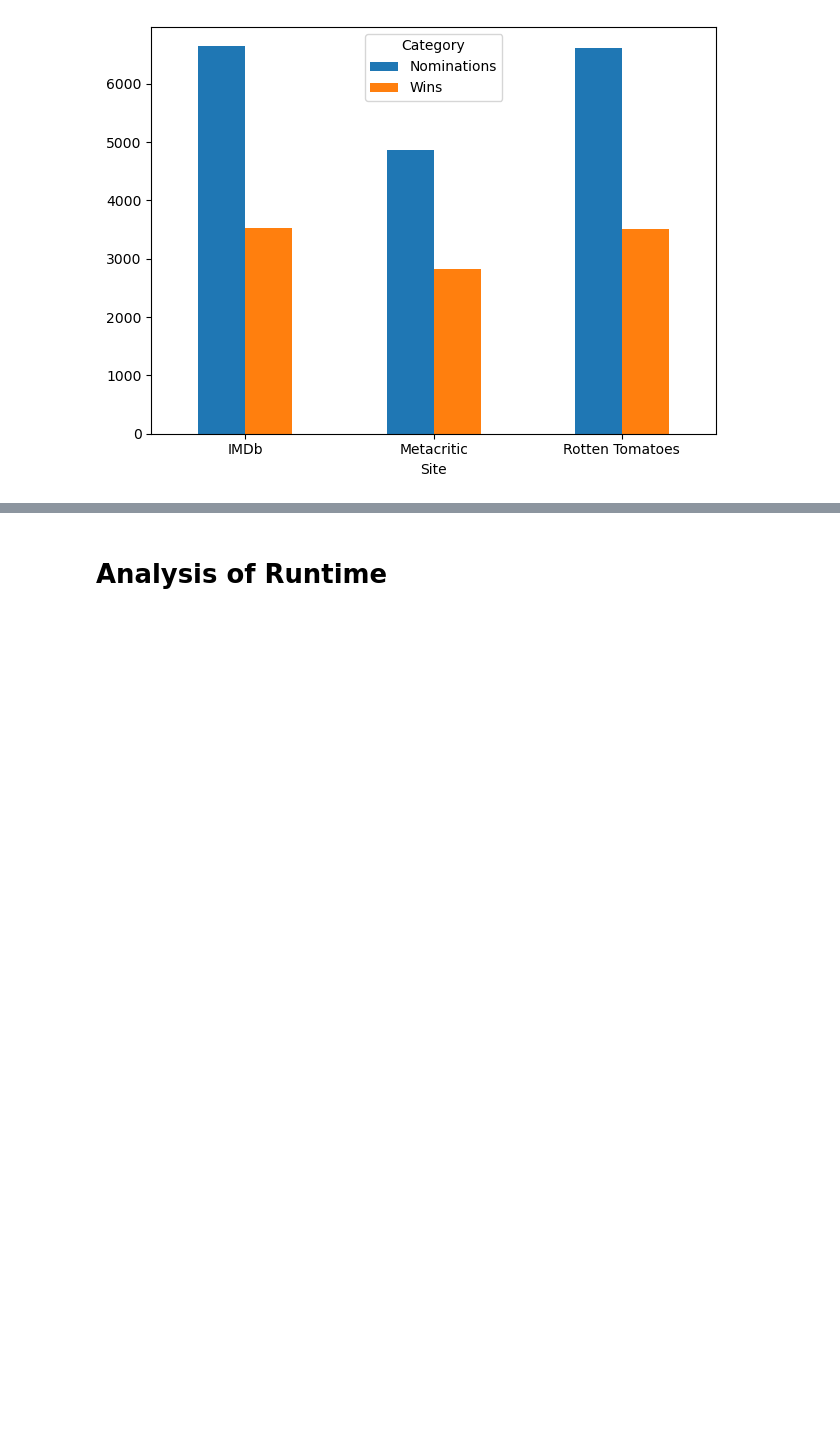
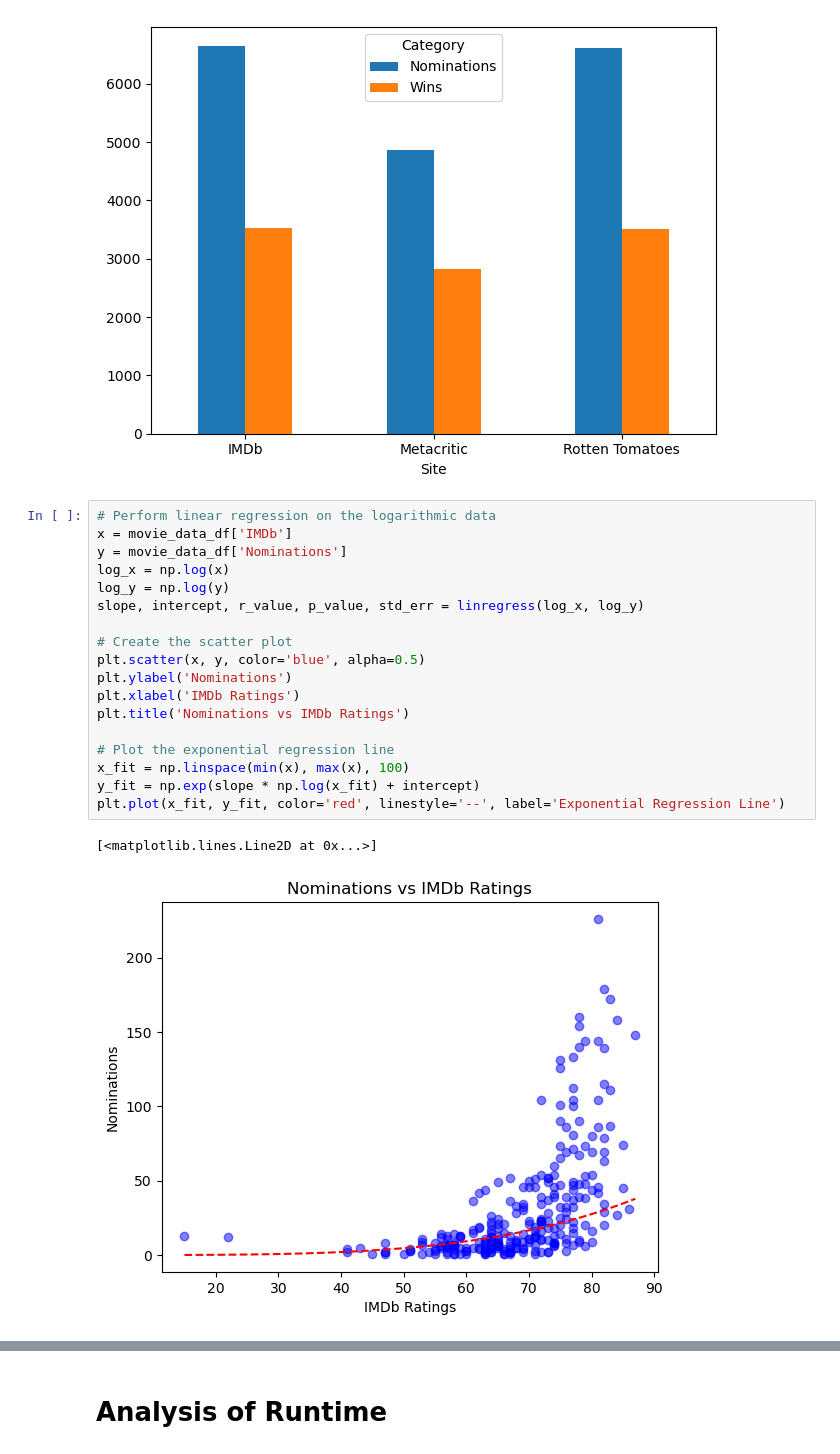
Before and after one commit to v4l3-v1ll4rr03l/nu-project1, a Jupyter notebook: movie magic code.ipynb, the cells around one changed output, grey strips where cells are left out. Drawn from its saved outputs; the diff is of its cells as text; blank space fills up the shorter version.

```diff
--- a/movie magic code.ipynb
+++ b/movie magic code.ipynb
@@ -714,3 +731,24 @@ plt.tight_layout()
 plt.show()
 # %% [output]
 [figure]
+# %%
+# Perform linear regression on the logarithmic data
+x = movie_data_df['IMDb']
+y = movie_data_df['Nominations']
+log_x = np.log(x)
+log_y = np.log(y)
+slope, intercept, r_value, p_value, std_err = linregress(log_x, log_y)
+
+# Create the scatter plot
+plt.scatter(x, y, color='blue', alpha=0.5)
+plt.ylabel('Nominations')
+plt.xlabel('IMDb Ratings')
+plt.title('Nominations vs IMDb Ratings')
+
+# Plot the exponential regression line
+x_fit = np.linspace(min(x), max(x), 100)
+y_fit = np.exp(slope * np.log(x_fit) + intercept)
+plt.plot(x_fit, y_fit, color='red', linestyle='--', label='Exponential Regression Line')
+# %% [output]
+[<matplotlib.lines.Line2D at 0x...>]
+[figure, added]
```
Also changed, not shown: parts of 10 cells of this notebook.
